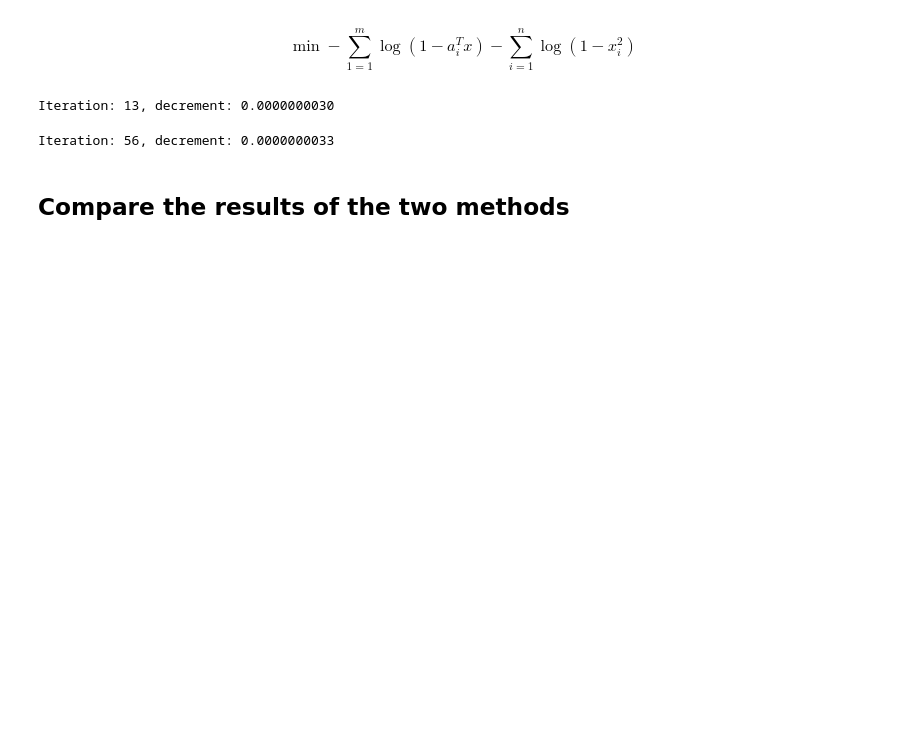
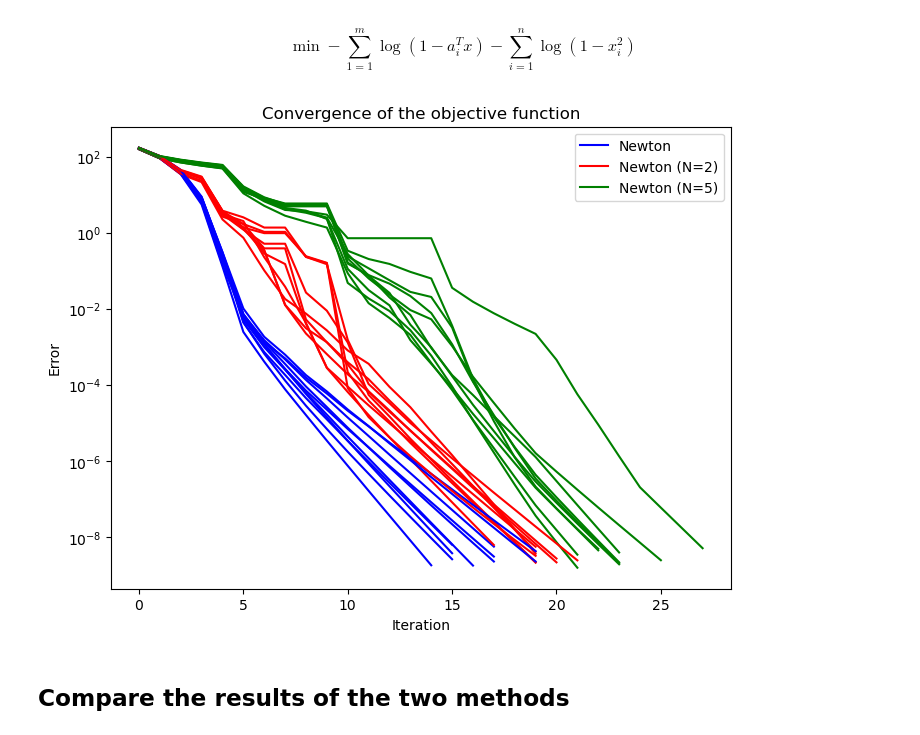
Before and after one commit to Jinyi-Liu/optimization-project, a Jupyter notebook: hw4-9-30.ipynb, the cells around one changed output. Saved outputs shown, nothing was run; the diff lists cells and outputs as text; code cells hidden in the pictures; blank space fills up the shorter version.

```diff
--- a/hw4-9-30.ipynb
+++ b/hw4-9-30.ipynb
@@ -6,24 +8,62 @@ from newton import newton_eq, newton,gradient_descent
+# %%
+def plot_error_iter(x, fx, cvx_solution, label, color='blue'):
+    plt.semilogy(np.arange(len(x)), fx-cvx_solution, color=color, label=label)
+
+def solve_by_cvx(A, b):
+    # Use CVXPY to solve the problem with CVXOPT
+    n = A.shape[1]
+    x = cp.Variable(n)
+    objective = cp.Minimize(-cp.sum(cp.log(1 - A @ x)) - cp.sum(cp.log(1 - x**2)))
+    constraints = [A @ x <= b, cp.abs(x) <= 1]
+
+    # Form and solve problem.
+    prob = cp.Problem(objective, constraints)
+    cvx_solution = prob.solve()
+    return cvx_solution
 # %%
-m = 50
-n = 100
-A = np.random.randn(m, n)
-b = np.ones(m)
-# x = np.random.random(n)
-# domf(x, A, b)
-f = lambda x: -np.sum(np.log(1 - A @ x)) - np.sum(np.log(1 - x**2))
-grad_f = lambda x: A.T @ (1/(1 - A @ x)) + 2*x/(1 - x**2)
-nabla_f = lambda x: A.T @ np.diag(1/(1 - A @ x)**2) @ A + np.diag(2/(1 - x**2)**2)
-def domf(x, A=A, b=b):
-    cons_1 = A @ x - b < 0
-    cons_2 = np.abs(x) - 1 < 0
-    return np.all(cons_1) and np.all(cons_2)
+rounds = 10
+alpha = 0.2
+plt.figure(figsize=(8, 6))
+for round in range(rounds):
+    m = 50*2
+    n = 100*2
+    A = np.random.randn(m, n)
+    b = np.ones(m)
+
+    f = lambda x: -np.sum(np.log(1 - A @ x)) - np.sum(np.log(1 - x**2))
+    grad_f = lambda x: A.T @ (1/(1 - A @ x)) + 2*x/(1 - x**2)
+    nabla_f = lambda x: A.T @ np.diag(1/(1 - A @ x)**2) @ A + np.diag(2/(1 - x**2)**2)
+
+    cvx_solution = solve_by_cvx(A, b)
+
+    def domf(x, A=A, b=b):
+        cons_1 = A @ x - b < 0
+        cons_2 = np.abs(x) - 1 < 0
+        return np.all(cons_1) and np.all(cons_2)
+
+    x_newton, f_newton = newton(f, grad_f, nabla_f, np.zeros(n), A, b, domf, TOL=1e-8,alpha=alpha,N=1, diag_only=False,print_iter=False)
+    plot_error_iter(x_newton, f_newton, cvx_solution, label='Newton', color='blue')
+
+    x_newton_2, f_newton_2 = newton(f, grad_f, nabla_f, np.zeros(n), A, b, domf, TOL=1e-8,alpha=alpha,N=2, diag_only=False,print_iter=False)
+    plot_error_iter(x_newton_2, f_newton_2, cvx_solution, label='Newton (N=2)', color='red')
+
+    x_newton_5, f_newton_5 = newton(f, grad_f, nabla_f, np.zeros(n), A, b, domf, TOL=1e-8,alpha=alpha,N=5, diag_only=False,print_iter=False)
+    plot_error_iter(x_newton_5, f_newton_5, cvx_solution, label='Newton (N=5)', color='green')
+    # x_newton_diag, f_newton_diag = newton(f, grad_f, nabla_f, np.zeros(n), A, b, domf, TOL=1e-8,alpha=alpha, N=1, diag_only=True,print_iter=False)
+    # plot_error_iter(x_newton_diag, f_newton_diag, cvx_solution, label='Newton (diagonal only)', color='green')
+
+    # x_grad, f_grad = gradient_descent(f, grad_f, np.zeros(n), A, b, domf, TOL=1e-8,alpha=alpha)
+    # plot_error_iter(x_grad, f_grad, cvx_solution, label='Gradient Descent', color='red')
+
+    plt.xlabel('Iteration')
+    plt.ylabel('Error')
+    plt.title('Convergence of the objective function')
+
+# plt.legend(['Newton', 'Newton (diagonal only)','Gradient Descent'])
+plt.legend(['Newton','Newton (N=2)','Newton (N=5)'])
+plt.savefig('./figure/hw4_m%d_n%d_a%.2f_N.png'%(m,n,alpha))
+plt.show()
+# %% [output]
+[figure, added]
-# %%
-x_newton, decrement_newton = newton(f, grad_f, nabla_f, np.zeros(n), A, b, domf, TOL=1e-8,alpha=0.01)
-# %% [output]
-Iteration: 13, decrement: 0.0000000030
-# %%
-x_grad, decrement_grad = gradient_descent(f, grad_f, np.zeros(n), A, b, domf, TOL=1e-8,alpha=0.1)
-# %% [output]
-Iteration: 56, decrement: 0.0000000033
 # %% [markdown]
 ## Compare the results of the two methods
```
Also changed, not shown: parts of 3 cells of this notebook, 12 other files.
